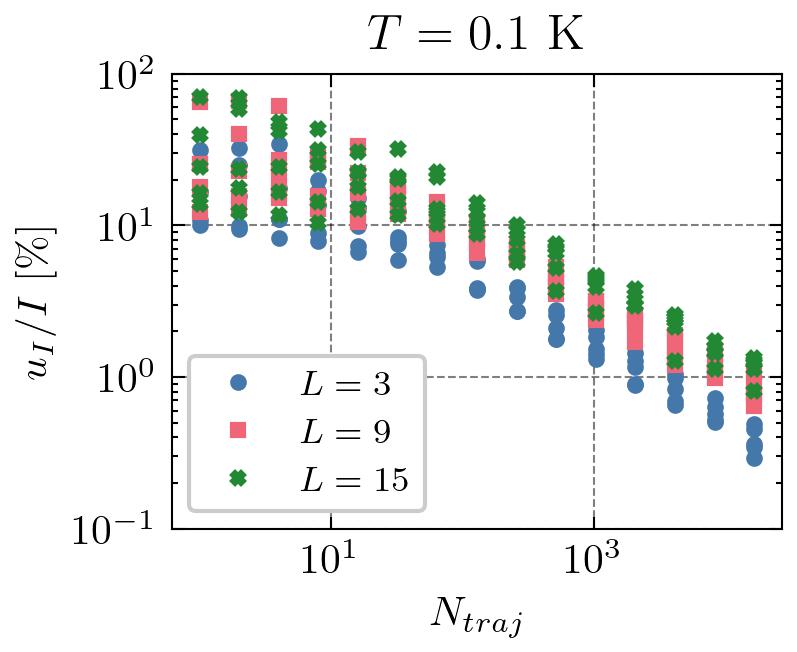
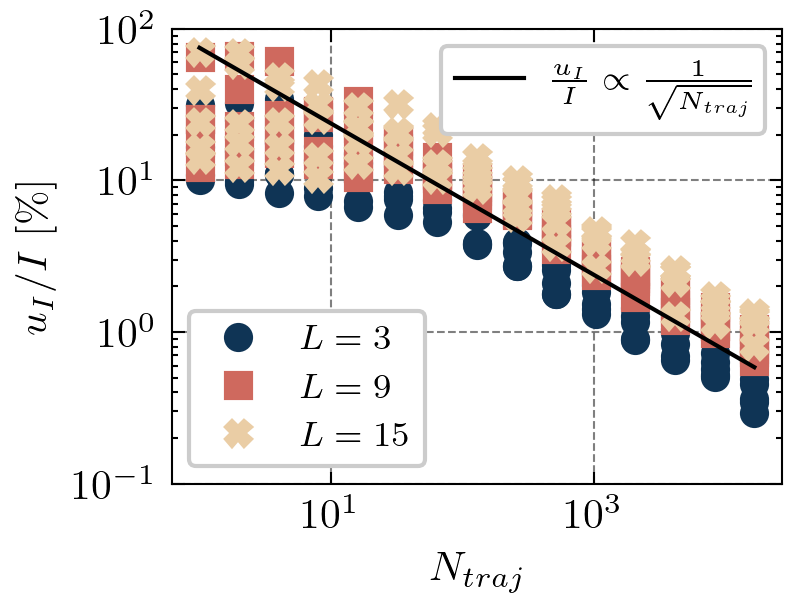
The notebook cell's code change between the first figure and the second:
--- before
+++ after
@@ -1,6 +1,8 @@
+def power_law(x,a,b):
+    return a*x**b
+
 T       = 0.1
-i       = 0
+lip_idx = [0.1,0.6,0.9]
 df_tmp  = df.copy()
-# df_tmp  = df_tmp[df_tmp['E0']==V_INPUT[i]]
 df_tmp  = df_tmp[df_tmp['T']==T]
 marker  = ['o','s','X']
@@ -11,16 +13,22 @@
 _       = fig.set_size_inches(w * scale, h * scale)
 
-for i, L in enumerate(L_VALS):
-    val = df_tmp[df_tmp['L']==L]
-    _   = ax.plot(val['Jumps'], 100*val['Error']/val['Observable'], marker[i], label=f'$L = {L}$', markersize=3)
+lines   = []
+for j, L in enumerate(L_VALS):
+    val     = df_tmp[df_tmp['L']==L]
+    line,   = ax.plot(val['Jumps'], 100*val['Error']/val['Observable'], marker[j], label=f'$L = {L}$', color=cmpas.lipari(lip_idx[j]))
+    lines.append(line)
 
-# _   = ax.plot(M_VALS, -1/np.sqrt(M_VALS)+10, color=black)
+leg1 = ax.legend(handles=lines, fontsize='small', loc='lower left')
+ax.add_artist(leg1)
+
+line_fit, = ax.plot(M_VALS, power_law(np.array(M_VALS), 75, -0.5), 
+                    color='black', label='$\\frac{u_I}{I} \propto \\frac{1}{\sqrt{N_{traj}}}$')
+
+_   = ax.legend(handles=[line_fit], fontsize='small', loc='upper right')
 _   = ax.set_xscale('log')
 _   = ax.set_yscale('log')
 _   = ax.set_xlabel("$N_{traj}$")
 _   = ax.set_ylabel("$u_I/I~[\mathrm{\%}]$")
-_   = ax.legend(fontsize='small', loc='lower left')
 _   = ax.set_ylim(1e-1,1e2)
-_   = ax.set_title("$T = 0.1~\mathrm{K}$")
 
 fig.savefig(f"plots/svg/relative_error_vs_traj_jumps.svg", transparent=True)

Commit: .